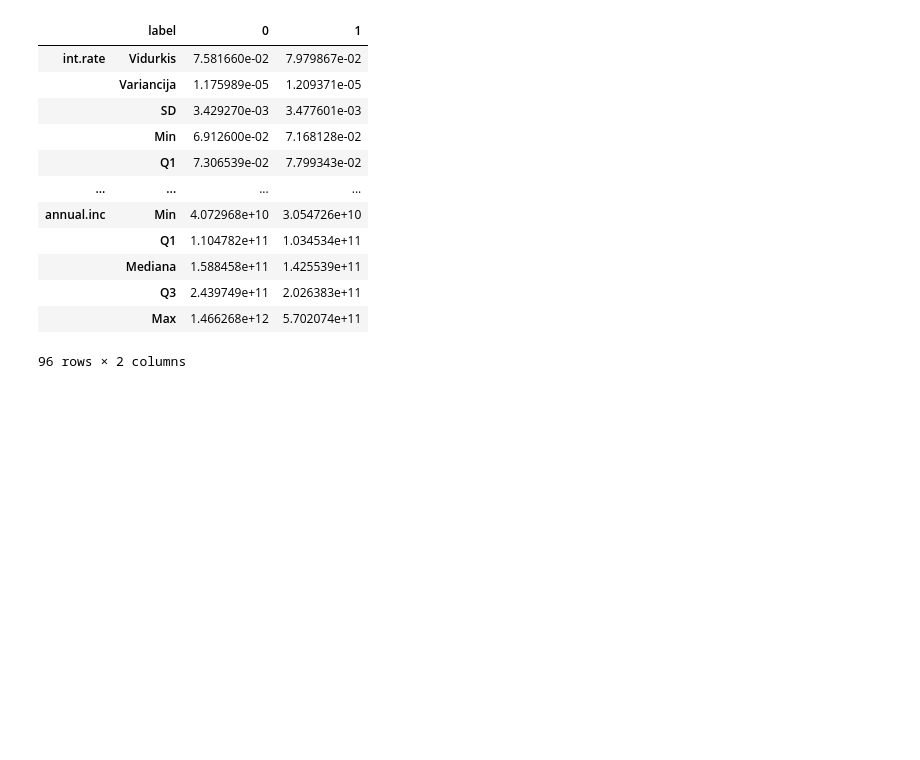
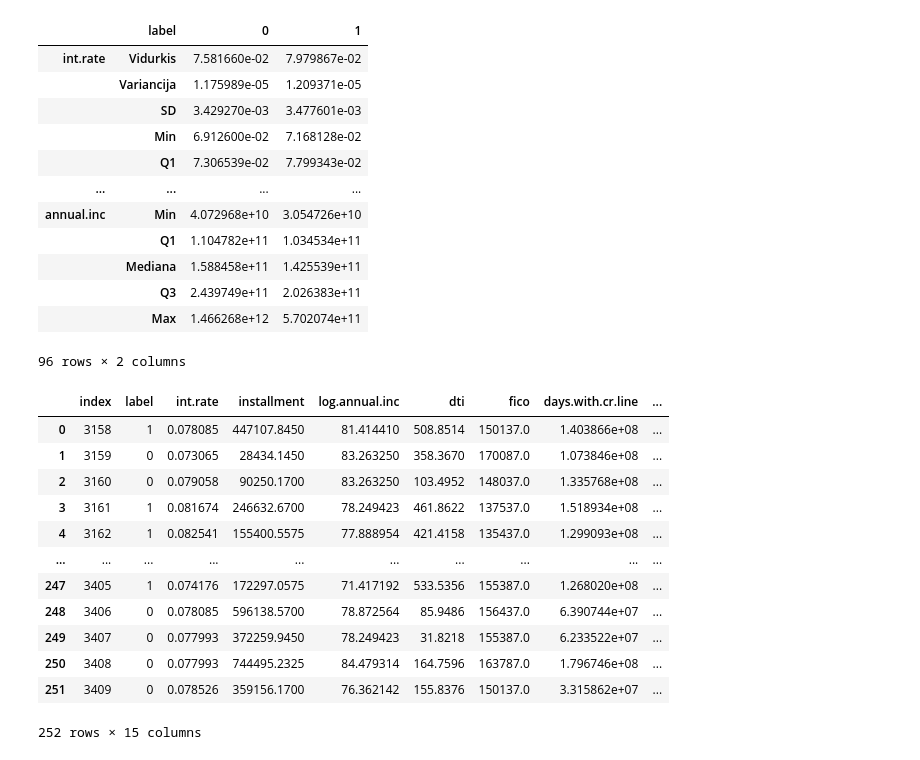
Before and after one commit to EvelinaDu/Papildomi_duomenu_vizualizavimo_skyriai, a Jupyter notebook: 3_laboratorinis/main.ipynb, the cells around one changed output. Saved outputs shown, nothing was run; the diff lists cells and outputs as text; code cells hidden in the pictures; blank space fills up the shorter version.

```diff
--- a/3_laboratorinis/main.ipynb
+++ b/3_laboratorinis/main.ipynb
@@ -368,3 +369,19 @@ get_characteristic_table(data_w_clusters_home.drop(columns='index'))
 |  | Q3 | 2.439749e+11 | 2.026383e+11 |
 |  | Max | 1.466268e+12 | 5.702074e+11 |
 96 rows × 2 columns
+# %%
+data_w_clusters_home
+# %% [output]
+|  | index | label | int.rate | installment | log.annual.inc | dti | fico | days.with.cr.line | ... |
+| 0 | 3158 | 1 | 0.078085 | 447107.8450 | 81.414410 | 508.8514 | 150137.0 | 1.403866e+08 | ... |
+| 1 | 3159 | 0 | 0.073065 | 28434.1450 | 83.263250 | 358.3670 | 170087.0 | 1.073846e+08 | ... |
+| 2 | 3160 | 0 | 0.079058 | 90250.1700 | 83.263250 | 103.4952 | 148037.0 | 1.335768e+08 | ... |
+| 3 | 3161 | 1 | 0.081674 | 246632.6700 | 78.249423 | 461.8622 | 137537.0 | 1.518934e+08 | ... |
+| 4 | 3162 | 1 | 0.082541 | 155400.5575 | 77.888954 | 421.4158 | 135437.0 | 1.299093e+08 | ... |
+| ... | ... | ... | ... | ... | ... | ... | ... | ... | ... |
+| 247 | 3405 | 1 | 0.074176 | 172297.0575 | 71.417192 | 533.5356 | 155387.0 | 1.268020e+08 | ... |
+| 248 | 3406 | 0 | 0.078085 | 596138.5700 | 78.872564 | 85.9486 | 156437.0 | 6.390744e+07 | ... |
+| 249 | 3407 | 0 | 0.077993 | 372259.9450 | 78.249423 | 31.8218 | 155387.0 | 6.233522e+07 | ... |
+| 250 | 3408 | 0 | 0.077993 | 744495.2325 | 84.479314 | 164.7596 | 163787.0 | 1.796746e+08 | ... |
+| 251 | 3409 | 0 | 0.078526 | 359156.1700 | 76.362142 | 155.8376 | 150137.0 | 3.315862e+07 | ... |
+252 rows × 15 columns
```
Also changed, not shown: parts of 5 cells of this notebook.
